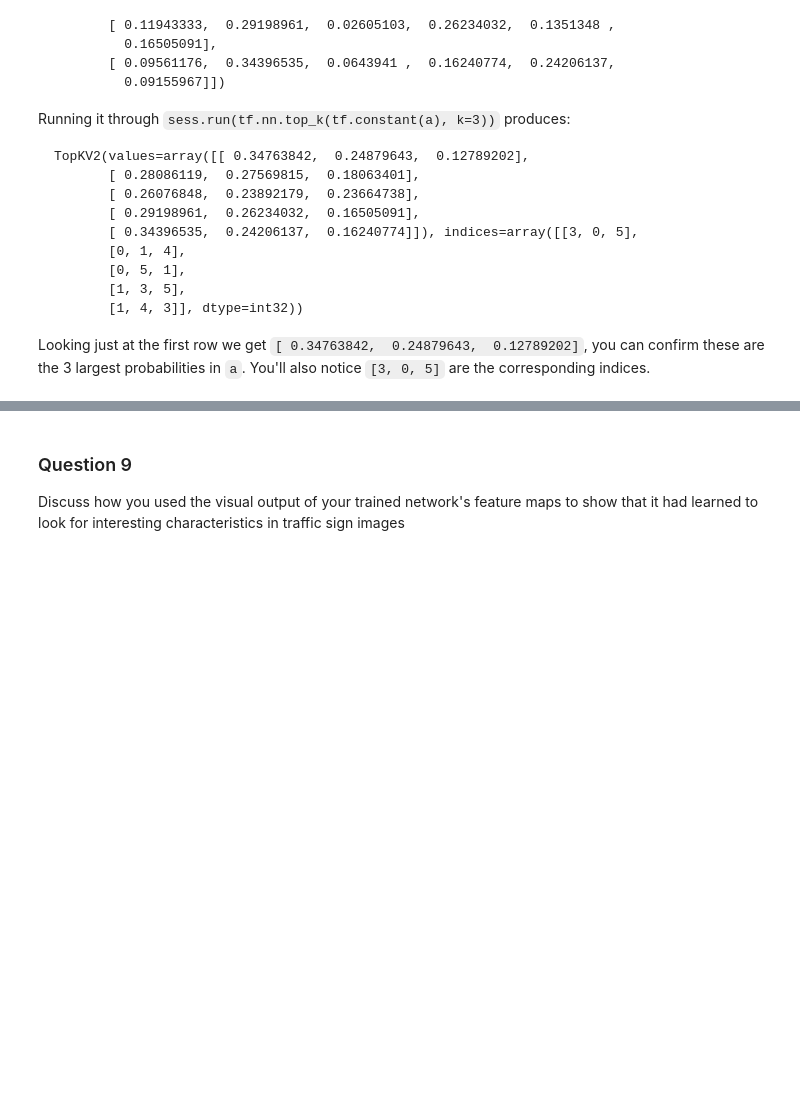
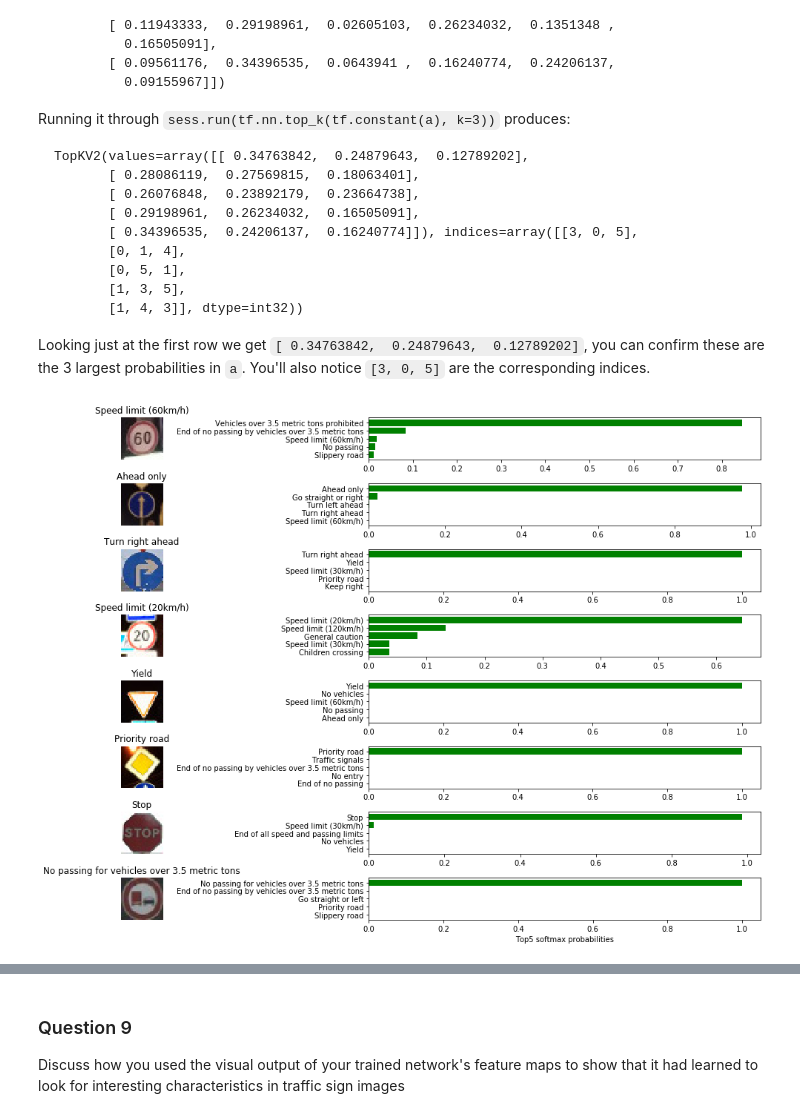
Before and after one commit to tmandal/CarND-Traffic-Sign-Classifier-Project, a Jupyter notebook: Traffic_Sign_Classifier.ipynb, the cells around one changed output, grey strips where cells are left out. Drawn from its saved outputs; the diff is of its cells as text; code cells hidden in the pictures; blank space fills up the shorter version.

```diff
--- a/Traffic_Sign_Classifier.ipynb
+++ b/Traffic_Sign_Classifier.ipynb
@@ -375,3 +480,30 @@ Looking just at the first row we get `[ 0.34763842,  0.24879643,  0.12789202]`,
+# %%
+### Print out the top five softmax probabilities for the predictions on the German traffic sign images found on the web.
+### Feel free to use as many code cells as needed.
+
+with tf.Session() as sess:
+    prediction_softmax_probs_topk, prediction_classes_topk = sess.run(tf.nn.top_k(prediction_softmax_probs, k=5))
+
+fig, axarr = plt.subplots(y_check.shape[0], 2, figsize=(16, 10))
+fig.tight_layout()
+for i, imagefile in enumerate(os.listdir("test_images/")):
+    image = mpimg.imread('test_images/' + imagefile)
+    axarr[i, 0].imshow(image)
+    axarr[i, 0].set_axis_off()
+    axarr[i, 0].set_title(signnames[y_check[i]])
+
+    prediction_signs_topk = [signnames[j] for j in prediction_classes_topk[i]]
+    y_pos = np.arange(len(prediction_signs_topk))
+
+    axarr[i, 1].barh(y_pos, prediction_softmax_probs_topk[i], align='center', color='green', ecolor='black')
+    axarr[i, 1].set_yticks(y_pos)
+    axarr[i, 1].set_yticklabels(prediction_signs_topk)
+    axarr[i, 1].invert_yaxis()  # labels read top-to-bottom
+    if i == y_check.shape[0] - 1:
+        axarr[i, 1].set_xlabel('Top5 softmax probabilities')
+plt.show()
+# %% [output]
+[figure, added]
 # %% [markdown]
 ---
 
```
Also changed, not shown: parts of 15 cells of this notebook, 8 other files.
